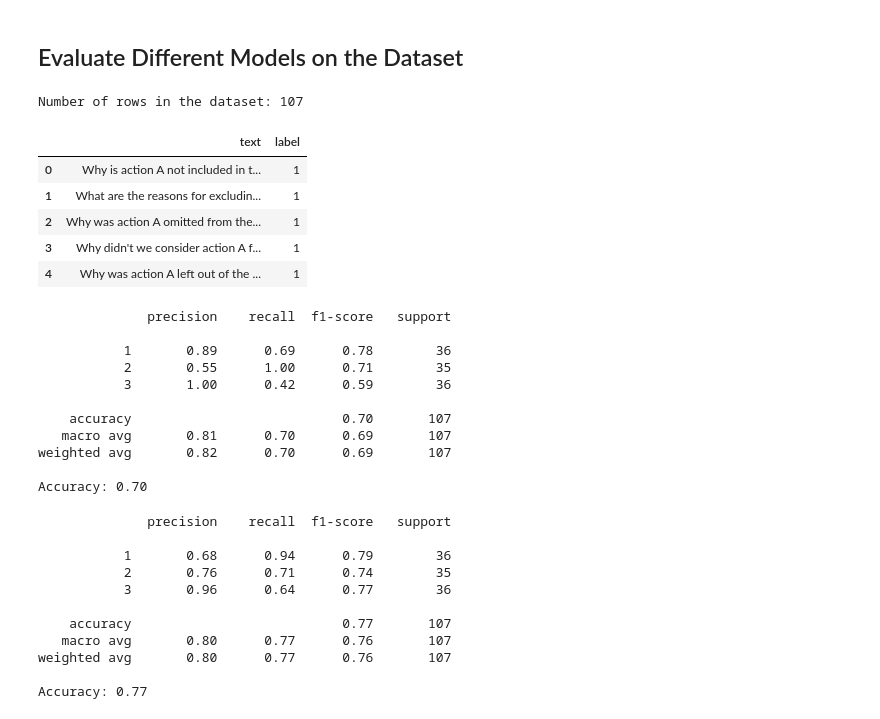
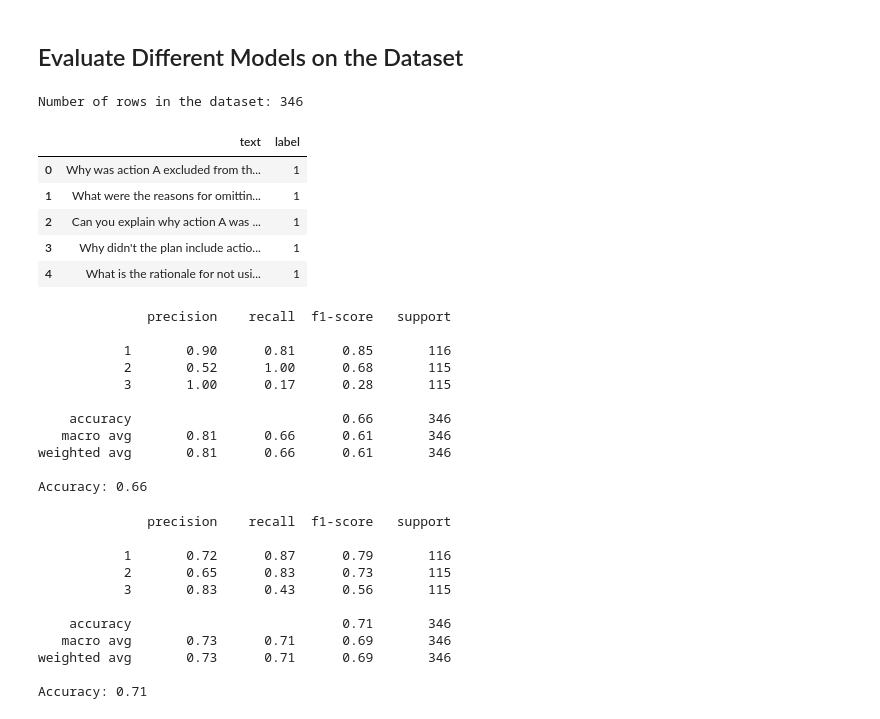
Before and after one commit to g-nitin/Contrastive-Planning, a Jupyter notebook: intent_parsing/text_similarity.ipynb, the cells around one changed output. Saved outputs shown, nothing was run; the diff lists cells and outputs as text; code cells hidden in the pictures.

Commit message:
New data and results

```diff
--- a/framework_nlp/text_similarity.ipynb
+++ b/intent_parsing/text_similarity.ipynb
@@ -42,18 +42,18 @@ The question belongs to category: 3
 # %%
 import pandas as pd
 from sklearn.metrics import classification_report, accuracy_score
 
-df = pd.read_csv('./data/intent_classification_dataset.csv')
+df = pd.read_csv('./data/combined_dataset.csv')
 print(f"Number of rows in the dataset: {df.shape[0]}")
 df.head()
 # %% [output]
-Number of rows in the dataset: 107
+Number of rows in the dataset: 346
 |  | text | label |
-| 0 | Why is action A not included in t... | 1 |
-| 1 | What are the reasons for excludin... | 1 |
-| 2 | Why was action A omitted from the... | 1 |
-| 3 | Why didn't we consider action A f... | 1 |
-| 4 | Why was action A left out of the ... | 1 |
+| 0 | Why was action A excluded from th... | 1 |
+| 1 | What were the reasons for omittin... | 1 |
+| 2 | Can you explain why action A was ... | 1 |
+| 3 | Why didn't the plan include actio... | 1 |
+| 4 | What is the rationale for not usi... | 1 |
 # %%
 def text_similarity_from_model(model_name, df):
     model = SentenceTransformer(model_name)
@@ -74,15 +74,15 @@ print(f"Accuracy: {accuracy:.2f}")
 # %% [output]
               precision    recall  f1-score   support
 
-           1       0.89      0.69      0.78        36
-           2       0.55      1.00      0.71        35
-           3       1.00      0.42      0.59        36
+           1       0.90      0.81      0.85       116
+           2       0.52      1.00      0.68       115
+           3       1.00      0.17      0.28       115
 
-    accuracy                           0.70       107
-   macro avg       0.81      0.70      0.69       107
-weighted avg       0.82      0.70      0.69       107
+    accuracy                           0.66       346
+   macro avg       0.81      0.66      0.61       346
+weighted avg       0.81      0.66      0.61       346
 
-Accuracy: 0.70
+Accuracy: 0.66
 # %%
 class_report, accuracy = text_similarity_from_model("all-MiniLM-L12-v2", df)
 print(class_report)
@@ -90,12 +90,12 @@ print(f"Accuracy: {accuracy:.2f}")
 # %% [output]
               precision    recall  f1-score   support
 
-           1       0.68      0.94      0.79        36
-           2       0.76      0.71      0.74        35
-           3       0.96      0.64      0.77        36
+           1       0.72      0.87      0.79       116
+           2       0.65      0.83      0.73       115
+           3       0.83      0.43      0.56       115
 
-    accuracy                           0.77       107
-   macro avg       0.80      0.77      0.76       107
-weighted avg       0.80      0.77      0.76       107
+    accuracy                           0.71       346
+   macro avg       0.73      0.71      0.69       346
+weighted avg       0.73      0.71      0.69       346
 
-Accuracy: 0.77
+Accuracy: 0.71
```
Also changed, not shown: 27 other files.
